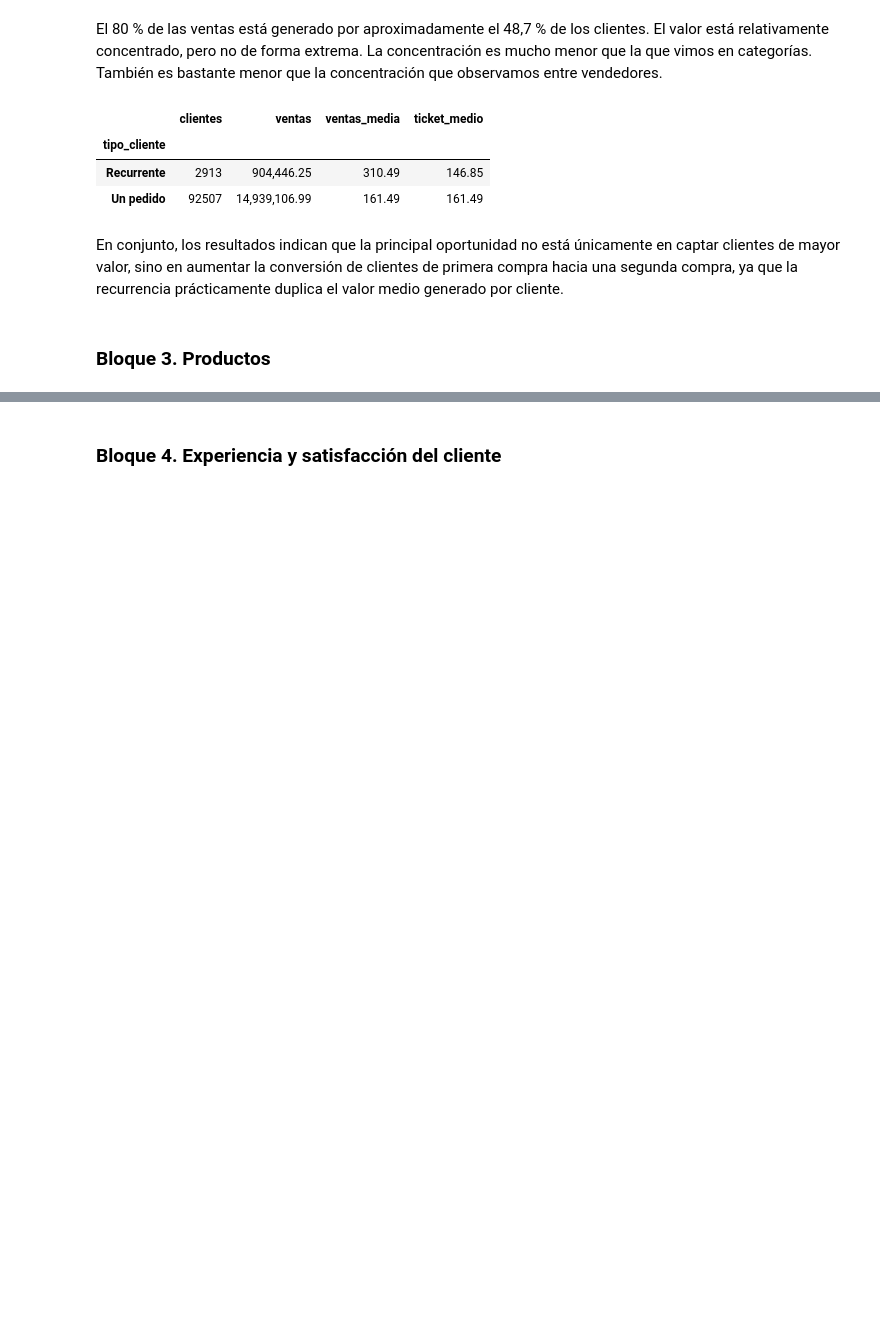
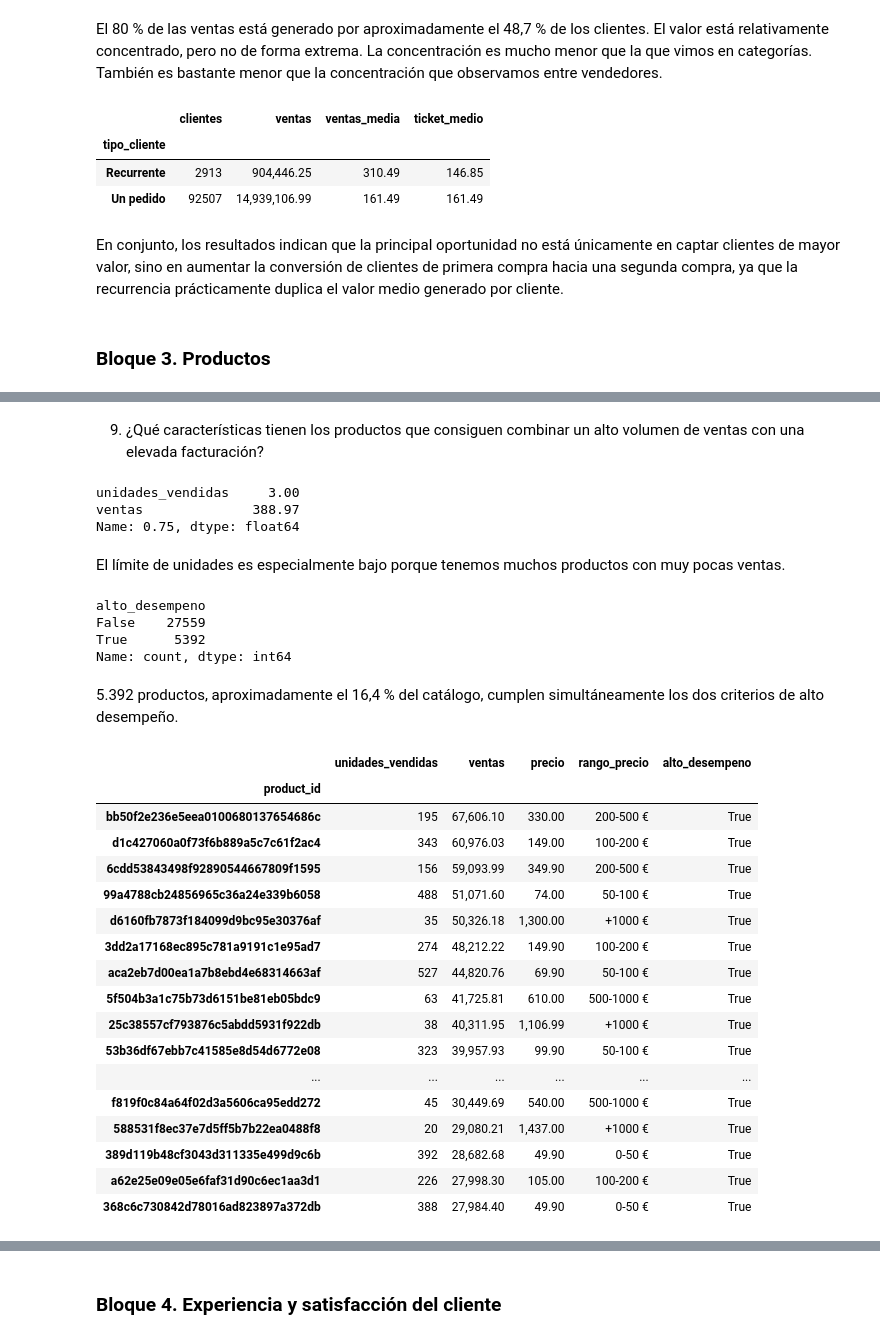
Before and after one commit to malumon/Proyecto_final, a Jupyter notebook: Notebooks/03_EDA.ipynb, the cells around one changed output, grey strips where cells are left out. Drawn from its saved outputs; the diff is of its cells as text; code cells hidden in the pictures; blank space fills up the shorter version.

```diff
--- a/Notebooks/03_EDA.ipynb
+++ b/Notebooks/03_EDA.ipynb
@@ -1199,0 +1284,15 @@ En conjunto, los resultados indican que la principal oportunidad no está única
+# %%
+# Agrupación de productos por rangos de precios
+
+rendimiento_producto["rango_precio"] = pd.cut(
+    rendimiento_producto["precio"],
+    bins=[0, 50, 100, 200, 500, 1000, float("inf")],
+    labels=[
+        "0-50 €",
+        "50-100 €",
+        "100-200 €",
+        "200-500 €",
+        "500-1000 €",
+        "+1000 €"
+    ]
+)
@@ -1199,0 +1366,48 @@ En conjunto, los resultados indican que la principal oportunidad no está única
+# %% [markdown]
+9. ¿Qué características tienen los productos que consiguen combinar un alto volumen de ventas con una elevada facturación?
+# %%
+# Grupos de productos que estan por encima del percentil 75 tanto por volumen de ventas como por facturación
+
+rendimiento_producto[["unidades_vendidas", "ventas"]].quantile(0.75)
+# %% [output]
+unidades_vendidas     3.00
+ventas              388.97
+Name: 0.75, dtype: float64
+# %% [markdown]
+El límite de unidades es especialmente bajo porque tenemos muchos productos con muy pocas ventas.
+# %%
+# Productos que cumplean ambas condiciones
+
+rendimiento_producto["alto_desempeno"] = ((rendimiento_producto["unidades_vendidas"] >= 3) & (rendimiento_producto["ventas"] >= 388.97))
+
+rendimiento_producto["alto_desempeno"].value_counts()
+# %% [output]
+alto_desempeno
+False    27559
+True      5392
+Name: count, dtype: int64
+# %% [markdown]
+5.392 productos, aproximadamente el 16,4 % del catálogo, cumplen simultáneamente los dos criterios de alto desempeño.
+# %%
+productos_alto_desempeno = rendimiento_producto[rendimiento_producto["alto_desempeno"]].sort_values("ventas", ascending=False)
+
+productos_alto_desempeno.head(20)
+# %% [output]
+|  | unidades_vendidas | ventas | precio | rango_precio | alto_desempeno |
+| product_id |  |  |  |  |  |
+| bb50f2e236e5eea0100680137654686c | 195 | 67,606.10 | 330.00 | 200-500 € | True |
+| d1c427060a0f73f6b889a5c7c61f2ac4 | 343 | 60,976.03 | 149.00 | 100-200 € | True |
+| 6cdd53843498f92890544667809f1595 | 156 | 59,093.99 | 349.90 | 200-500 € | True |
+| 99a4788cb24856965c36a24e339b6058 | 488 | 51,071.60 | 74.00 | 50-100 € | True |
+| d6160fb7873f184099d9bc95e30376af | 35 | 50,326.18 | 1,300.00 | +1000 € | True |
+| 3dd2a17168ec895c781a9191c1e95ad7 | 274 | 48,212.22 | 149.90 | 100-200 € | True |
+| aca2eb7d00ea1a7b8ebd4e68314663af | 527 | 44,820.76 | 69.90 | 50-100 € | True |
+| 5f504b3a1c75b73d6151be81eb05bdc9 | 63 | 41,725.81 | 610.00 | 500-1000 € | True |
+| 25c38557cf793876c5abdd5931f922db | 38 | 40,311.95 | 1,106.99 | +1000 € | True |
+| 53b36df67ebb7c41585e8d54d6772e08 | 323 | 39,957.93 | 99.90 | 50-100 € | True |
+| ... | ... | ... | ... | ... | ... |
+| f819f0c84a64f02d3a5606ca95edd272 | 45 | 30,449.69 | 540.00 | 500-1000 € | True |
+| 588531f8ec37e7d5ff5b7b22ea0488f8 | 20 | 29,080.21 | 1,437.00 | +1000 € | True |
+| 389d119b48cf3043d311335e499d9c6b | 392 | 28,682.68 | 49.90 | 0-50 € | True |
+| a62e25e09e05e6faf31d90c6ec1aa3d1 | 226 | 27,998.30 | 105.00 | 100-200 € | True |
+| 368c6c730842d78016ad823897a372db | 388 | 27,984.40 | 49.90 | 0-50 € | True |
```
Also changed, not shown: parts of 129 cells of this notebook.
